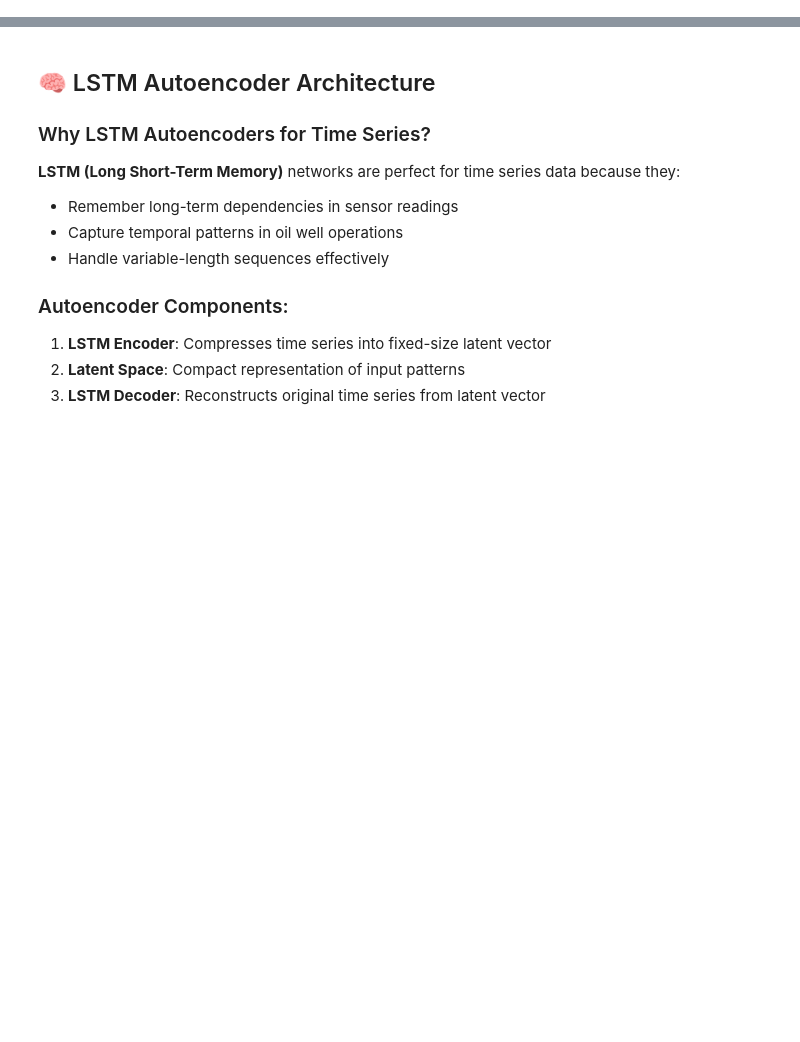
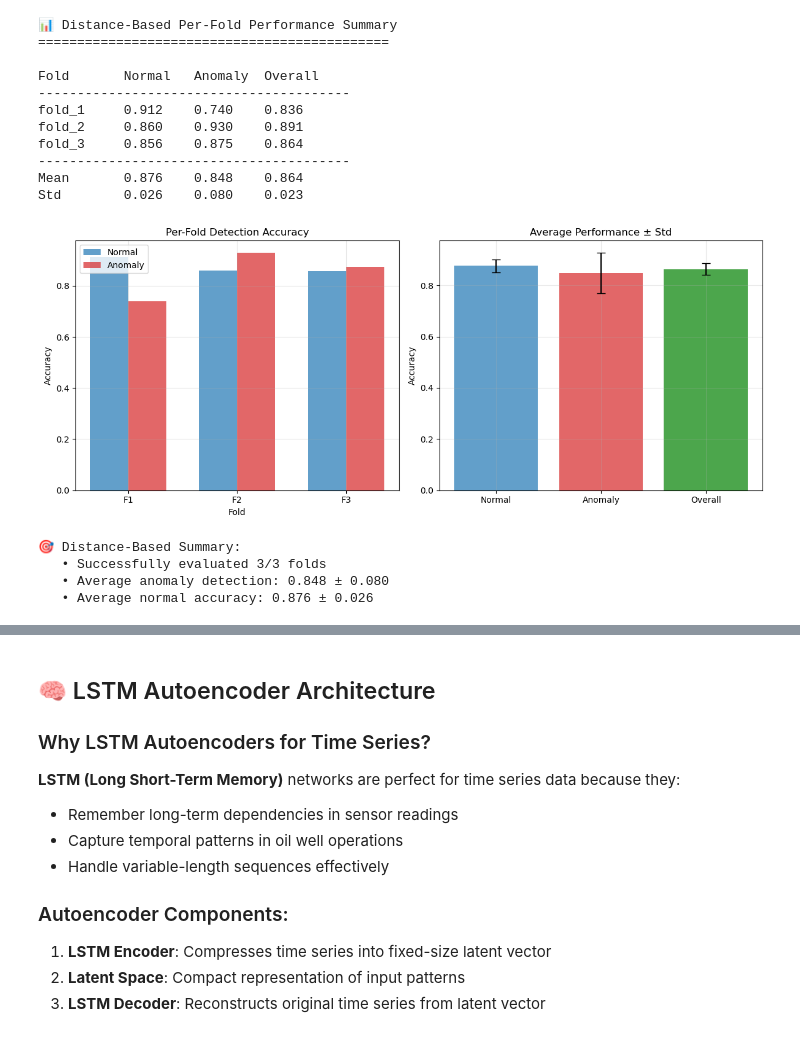
Before and after one commit to petrobras/3W, a Jupyter notebook: resources/introduction_to_ml_applied_to_mts/3_introduction_to_unsupervised_learning.ipynb, the cells around one changed output, grey strips where cells are left out. Cells and saved outputs as stored; diff of their text form; code cells hidden in the pictures; blank space fills up the shorter version.

```diff
--- a/resources/introduction_to_ml_applied_to_mts/3_introduction_to_unsupervised_learning.ipynb
+++ b/resources/introduction_to_ml_applied_to_mts/3_introduction_to_unsupervised_learning.ipynb
@@ -0,0 +48,10 @@
+# %%
+# Data Loading Configuration for Per-Fold Evaluation
+MAX_NORMAL_SAMPLES = config.MAX_NORMAL_SAMPLES  # Limit normal samples per fold for faster processing
+MAX_ANOMALY_SAMPLES = config.MAX_ANOMALY_SAMPLES  # Limit anomaly samples per fold
+SELECTED_ANOMALY_CLASSES = config.SELECTED_ANOMALY_CLASSES  # Target anomaly classes
+
+print("Per-Fold Evaluation Configuration:")
+print(f"   • Max normal samples per fold: {MAX_NORMAL_SAMPLES}")
+print(f"   • Max anomaly samples per fold: {MAX_ANOMALY_SAMPLES}")
+print(f"   • Selected anomaly classes: {SELECTED_ANOMALY_CLASSES}")
@@ -0,0 +222,63 @@
+# %%
+# Distance-Based Results Summary and Visualization
+if distance_evaluation_complete and distance_fold_results:
+    print("📊 Distance-Based Per-Fold Performance Summary")
+    print("=" * 45)
+
+    # Calculate aggregate statistics
+    valid_results = [r for r in distance_fold_results.values() if r is not None]
+
+    if valid_results:
+        avg_normal_acc = np.mean([r['normal_accuracy'] for r in valid_results])
+        avg_anomaly_acc = np.mean([r['anomaly_accuracy'] for r in valid_results])
+        avg_overall_acc = np.mean([r['overall_accuracy'] for r in valid_results])
+
+        std_normal_acc = np.std([r['normal_accuracy'] for r in valid_results])
+        std_anomaly_acc = np.std([r['anomaly_accuracy'] for r in valid_results])
+        std_overall_acc = np.std([r['overall_accuracy'] for r in valid_results])
+
+        print(f"\n{'Fold':<10} {'Normal':<8} {'Anomaly':<8} {'Overall':<8}")
+        print("-" * 40)
+
+        for fold_name, result in distance_fold_results.items():
+            if result:
+                print(f"{fold_name:<10} {result['normal_accuracy']:<8.3f} {result['anomaly_accuracy']:<8.3f} {result['overall_accuracy']:<8.3f}")
+
+        print("-" * 40)
+        print(f"{'Mean':<10} {avg_normal_acc:<8.3f} {avg_anomaly_acc:<8.3f} {avg_overall_acc:<8.3f}")
+        print(f"{'Std':<10} {std_normal_acc:<8.3f} {std_anomaly_acc:<8.3f} {std_overall_acc:<8.3f}")
+
+        # Import visualization class
+        from src.visualization import AnomalyDetectionVisualizer
+        distance_visualizer = AnomalyDetectionVisualizer()
+
+        # Plot per-fold performance for distance method
+        distance_visualizer.plot_per_fold_performance(distance_fold_results)
+
+        print(f"\n🎯 Distance-Based Summary:")
+        print(f"   • Successfully evaluated {len(valid_results)}/{len(distance_fold_results)} folds")
+        print(f"   • Average anomaly detection: {avg_anomaly_acc:.3f} ± {std_anomaly_acc:.3f}")
+        print(f"   • Average normal accuracy: {avg_normal_acc:.3f} ± {std_normal_acc:.3f}")
+
+    else:
+        print("No valid results to display")
+
+else:
+    print("Distance-based evaluation not completed")
+# %% [output]
+📊 Distance-Based Per-Fold Performance Summary
+=============================================
+
+Fold       Normal   Anomaly  Overall
+----------------------------------------
+fold_1     0.912    0.740    0.836
+fold_2     0.860    0.930    0.891
+fold_3     0.856    0.875    0.864
+----------------------------------------
+Mean       0.876    0.848    0.864
+Std        0.026    0.080    0.023
+[figure, added]
+🎯 Distance-Based Summary:
+   • Successfully evaluated 3/3 folds
+   • Average anomaly detection: 0.848 ± 0.080
+   • Average normal accuracy: 0.876 ± 0.026
```
Also changed, not shown: parts of 40 cells of this notebook, 6 other files.
